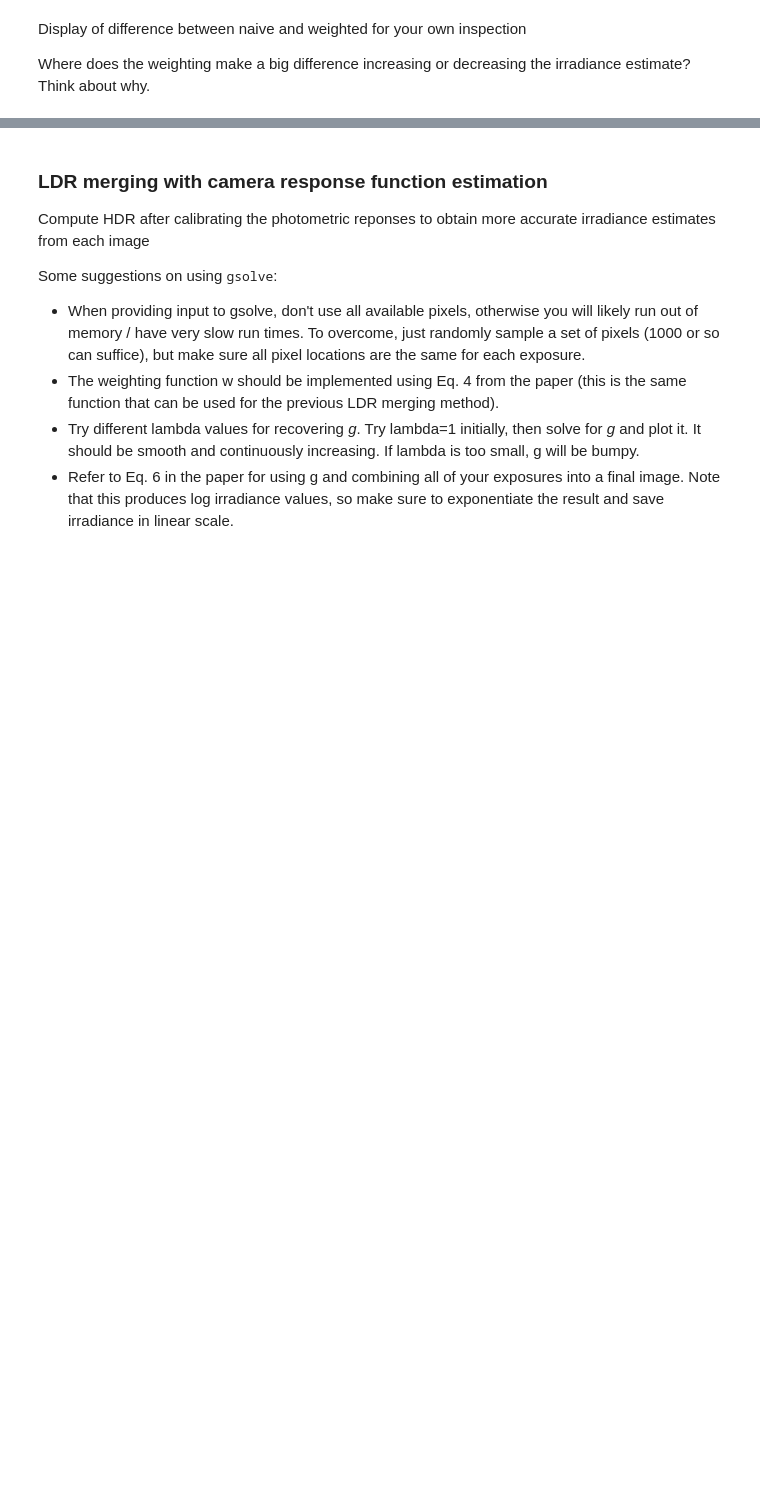
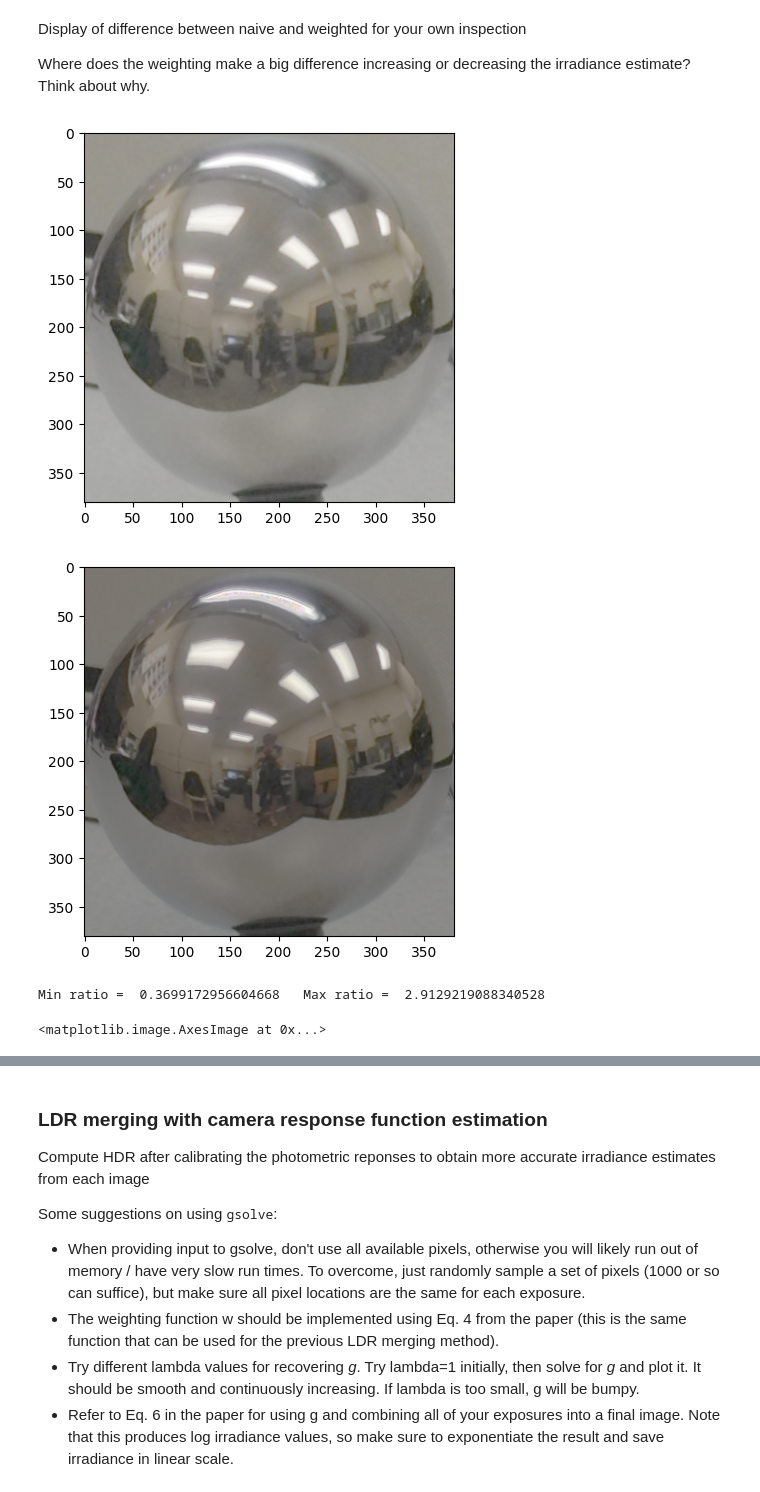
Before and after one commit to bensivo/CS445-Project4, a Jupyter notebook: Project_4_Image_Based_Lighting_Starter.ipynb, the cells around one changed output, grey strips where cells are left out. Cells and saved outputs as stored; diff of their text form; code cells hidden in the pictures; blank space fills up the shorter version.

```diff
--- a/Project_4_Image_Based_Lighting_Starter.ipynb
+++ b/Project_4_Image_Based_Lighting_Starter.ipynb
@@ -205,7 +208,26 @@ def make_hdr_weighted(ldr_images: np.ndarray, exposure_times: list) -> (np.ndarr
     # sanity check
     assert N == len(exposure_times)
 
-    # TO DO
+    irradiances = np.zeros((N, H, W, C)) # Calculated irradiances for each input image
+    irradiance_weights = np.zeros((N, H, W, C)) # Weight for each px in each input image
+
+    calc_weights = lambda im: 0.5 - np.absolute(im - 0.5)
+
+    # Calcluate irradiances via linear normalization of exposure times
+    # Calculate weights for each input img px
+    for i in range(0, N):
+        irradiances[i] = ldr_images[i] / exposure_times[i]
+        irradiance_weights[i] = calc_weights(ldr_images[i])
+
+    # Compute weighted average of all calculated irradiance values
+    hdr_image = np.zeros((H, W, C), dtype=float)
+    irradiance_weights_total = np.zeros((H, W, C), dtype=float)
+    for i in range(0, N):
+        hdr_image += (irradiances[i] * irradiance_weights[i])
+        irradiance_weights_total += irradiance_weights[i]
+    hdr_image = hdr_image / irradiance_weights_total
+
+    return hdr_image
 # %%
 # get HDR image, log irradiance
 weighted_hdr_image = make_hdr_weighted(ldr_images, exposure_times)
@@ -221,8 +247,17 @@ Display of difference between naive and weighted for your own inspection
 Where does the weighting make a big difference increasing or decreasing the irradiance estimate?  Think about why.
 # %%
 # display difference between naive and weighted
+
+display_hdr_image(naive_hdr_image)
+
+display_hdr_image(weighted_hdr_image)
 
 log_diff_im = np.log(weighted_hdr_image)-np.log(naive_hdr_image)
 print('Min ratio = ', np.exp(log_diff_im).min(), '  Max ratio = ', np.exp(log_diff_im).max())
 plt.figure()
 plt.imshow(rescale_images_linear(log_diff_im))
+# %% [output]
+[figure, added]
+[figure, added]
+Min ratio =  0.3699172956604668   Max ratio =  2.9129219088340528
+<matplotlib.image.AxesImage at 0x...>
```
Also changed, not shown: parts of 7 cells of this notebook, 3 other files.
